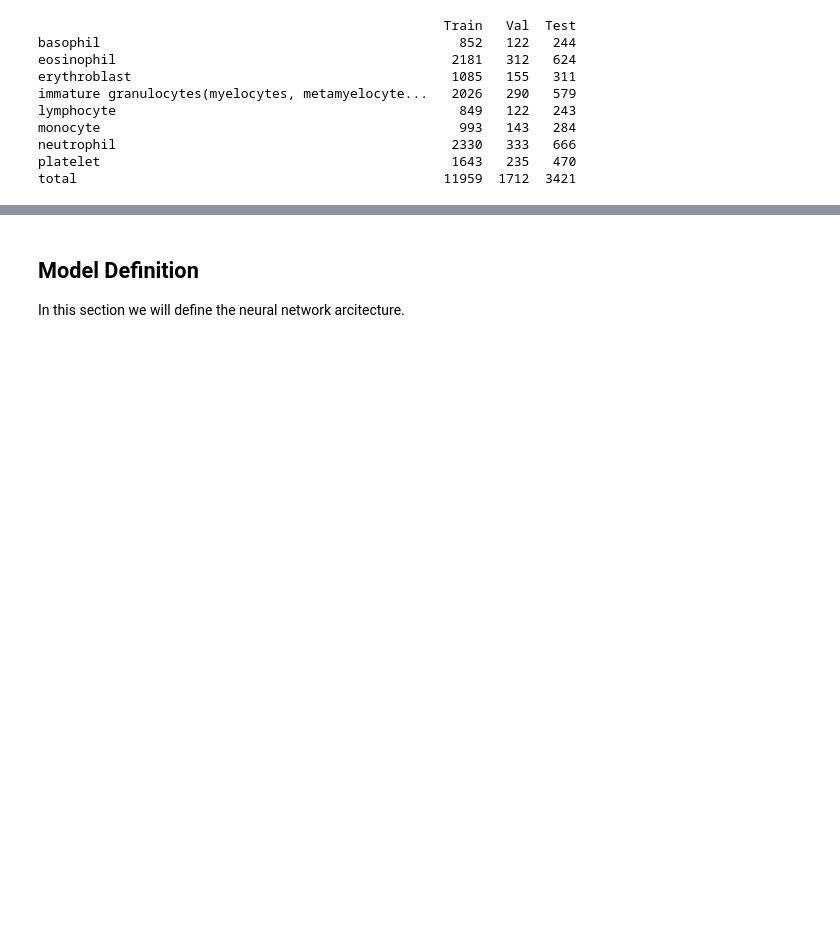
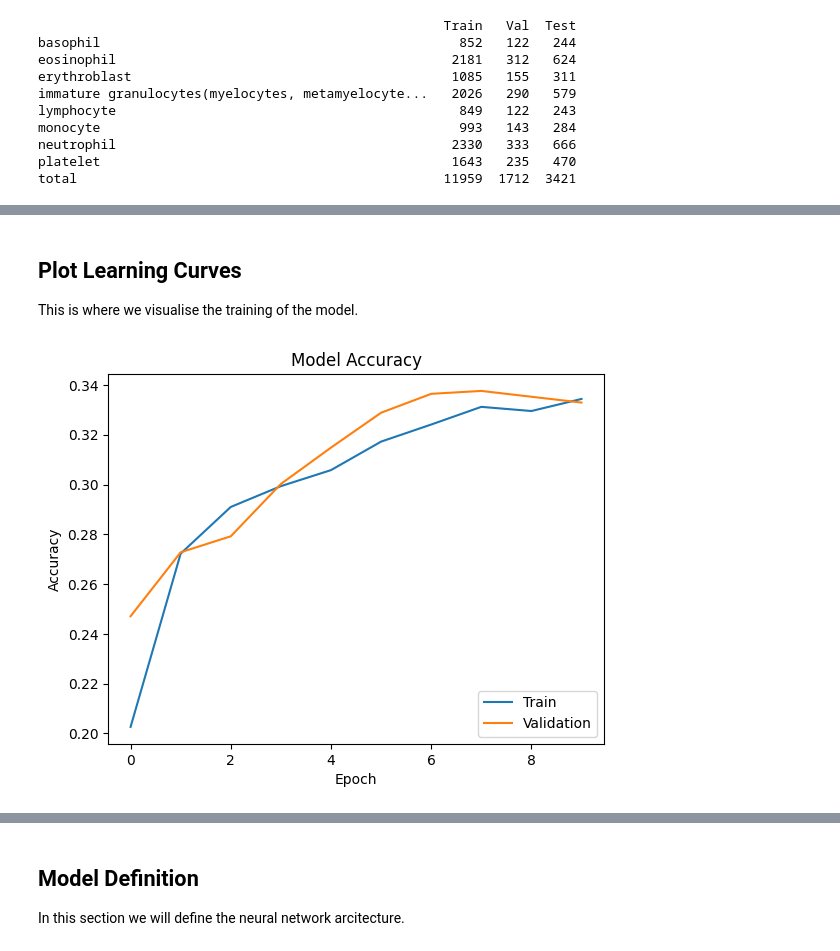
Before and after one commit to eecoubrough/Keras_Assignment, a Jupyter notebook: Part_1_multiclass.ipynb, the cells around one changed output, grey strips where cells are left out. Saved outputs shown, nothing was run; the diff lists cells and outputs as text; code cells hidden in the pictures; blank space fills up the shorter version.

```diff
--- a/Part_1_multiclass.ipynb
+++ b/Part_1_multiclass.ipynb
@@ -114,0 +313,13 @@ In this section we will create a data loader for algorithm that will dynamiclly
+# %%
+# Define the optimizer with the above specified learning rate.
+optimiser = SGD(learning_rate=LEARNING_RATE)
+
+# Compile the model with the above defined optimizer, categorical crossentropy loss, and accuracy metric.
+model_2.compile(optimizer=optimiser, loss="categorical_crossentropy", metrics=["accuracy"])
+# %%
+# We use the data generator to pass the training and validation data to the model to train it.
+history_2 = model_2.fit(data_generator.flow(train_x, to_categorical(train_y), batch_size=BATCH_SIZE),
+                    steps_per_epoch=len(train_x) / BATCH_SIZE,
+                    validation_data=data_generator.flow(val_x, to_categorical(val_y), batch_size=BATCH_SIZE),
+                    validation_steps=len(val_x) / BATCH_SIZE,
+                    epochs=NUM_EPOCHS)
@@ -114,0 +347,22 @@ In this section we will create a data loader for algorithm that will dynamiclly
+# %% [markdown]
+## Plot Learning Curves
+This is where we visualise the training of the model.
+# %%
+# Plots the training and validation accuracy over the number of epochs.
+plt.plot(history_2.history['accuracy'])
+plt.plot(history_2.history['val_accuracy'])
+
+# Add plot title.
+plt.title('Model Accuracy')
+
+# Add plot axes labels.
+plt.ylabel('Accuracy')
+plt.xlabel('Epoch')
+
+# Add plot legend to distinguish between training and validation accuracy lines.
+plt.legend(['Train', 'Validation'], loc='lower right')
+
+# Show the plot.
+plt.show()
+# %% [output]
+[figure, added]
```
Also changed, not shown: parts of 46 cells of this notebook.
